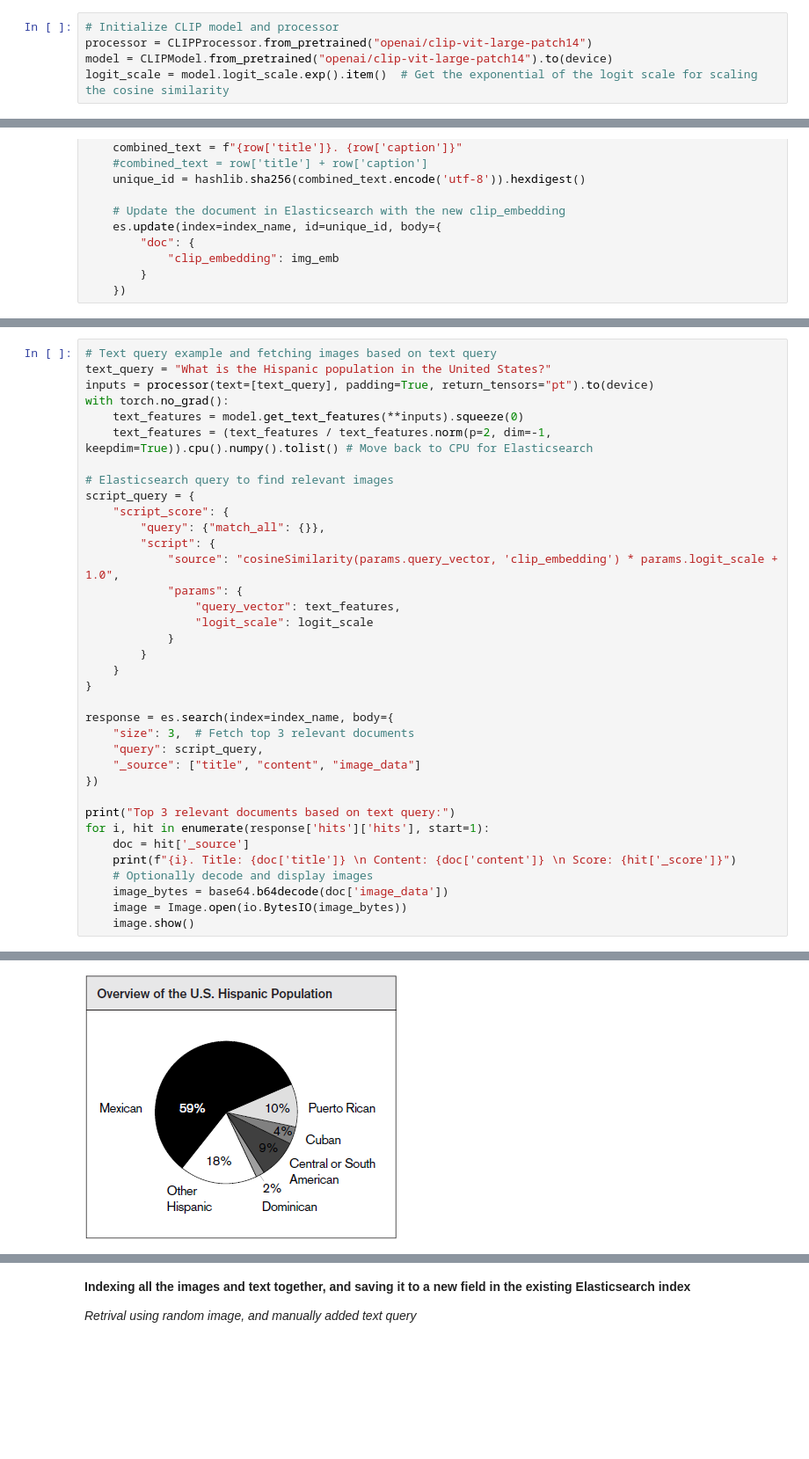
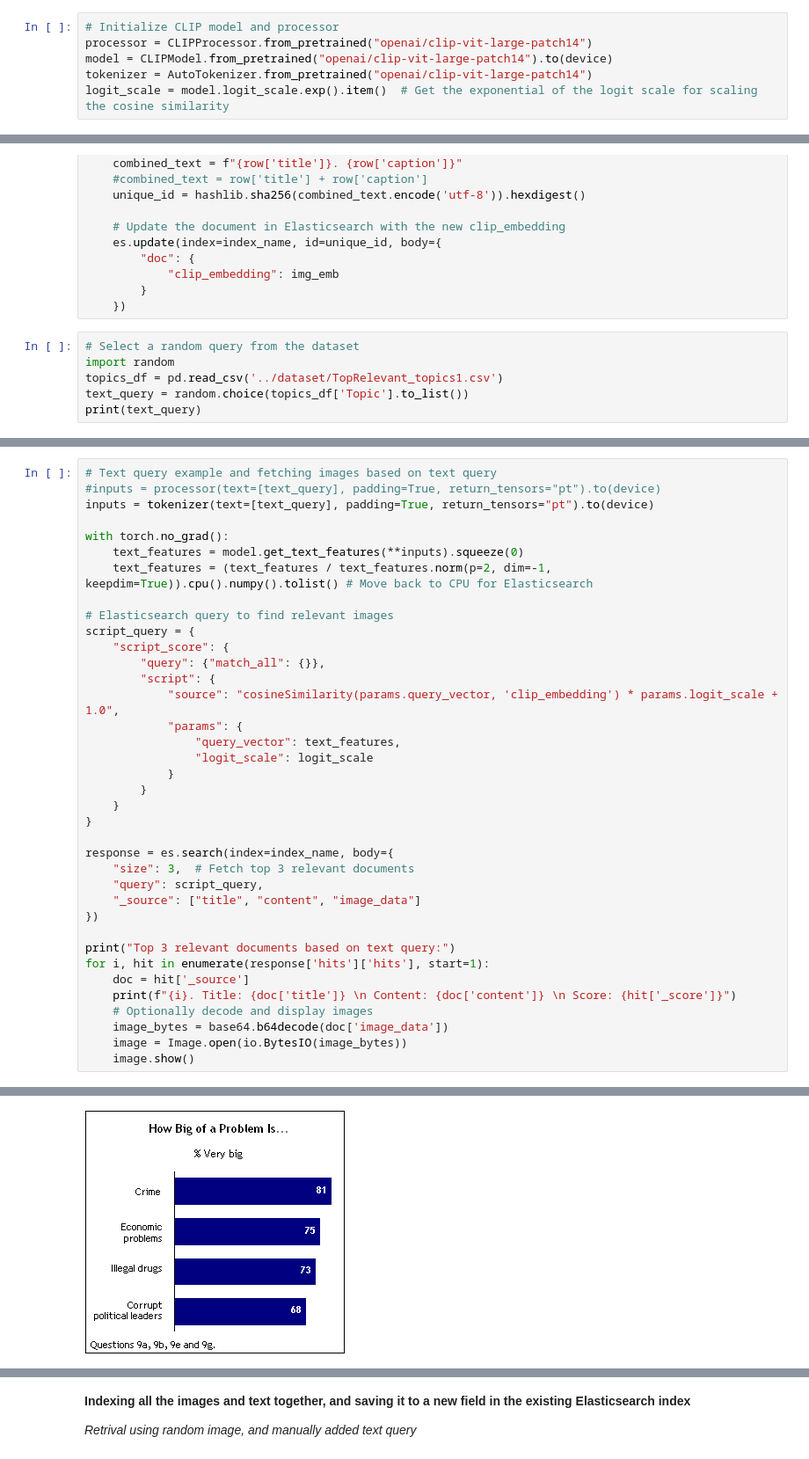
Before and after one commit to mleshashi/thesis-sharma, a Jupyter notebook: ElasticSearch/clipEmbedding.ipynb, the cells around one changed output, grey strips where cells are left out. Shown at 88% size. Drawn from its saved outputs; the diff is of its cells as text; blank space fills up the shorter version.

Commit message:
integrated clip embedding too in the framework

```diff
--- a/ElasticSearch/clipEmbedding.ipynb
+++ b/ElasticSearch/clipEmbedding.ipynb
@@ -28,6 +28,7 @@ Using device: cuda
 # Initialize CLIP model and processor
 processor = CLIPProcessor.from_pretrained("openai/clip-vit-large-patch14")
 model = CLIPModel.from_pretrained("openai/clip-vit-large-patch14").to(device)
+tokenizer = AutoTokenizer.from_pretrained("openai/clip-vit-large-patch14")
 logit_scale = model.logit_scale.exp().item()  # Get the exponential of the logit scale for scaling the cosine similarity
 # %%
 # Elasticsearch setup
@@ -78,3 +79,9 @@ for _, row in tqdm(combined_df.iterrows(), total=combined_df.shape[0]):
             "clip_embedding": img_emb
         }
     })
+# %%
+# Select a random query from the dataset
+import random
+topics_df = pd.read_csv('../dataset/TopRelevant_topics1.csv')
+text_query = random.choice(topics_df['Topic'].to_list())
+print(text_query)
@@ -81,7 +90,8 @@ for _, row in tqdm(combined_df.iterrows(), total=combined_df.shape[0]):
 # %%
 # Text query example and fetching images based on text query
-text_query = "What is the Hispanic population in the United States?"
-inputs = processor(text=[text_query], padding=True, return_tensors="pt").to(device)
+#inputs = processor(text=[text_query], padding=True, return_tensors="pt").to(device)
+inputs = tokenizer(text=[text_query], padding=True, return_tensors="pt").to(device)
+
 with torch.no_grad():
     text_features = model.get_text_features(**inputs).squeeze(0)
     text_features = (text_features / text_features.norm(p=2, dim=-1, keepdim=True)).cpu().numpy().tolist() # Move back to CPU for Elasticsearch
@@ -122 +132 @@ Top 3 relevant documents based on text query:
-[figure, old version]
+[figure, new version]
```
Also changed, not shown: parts of 4 cells of this notebook, 5 other files.
